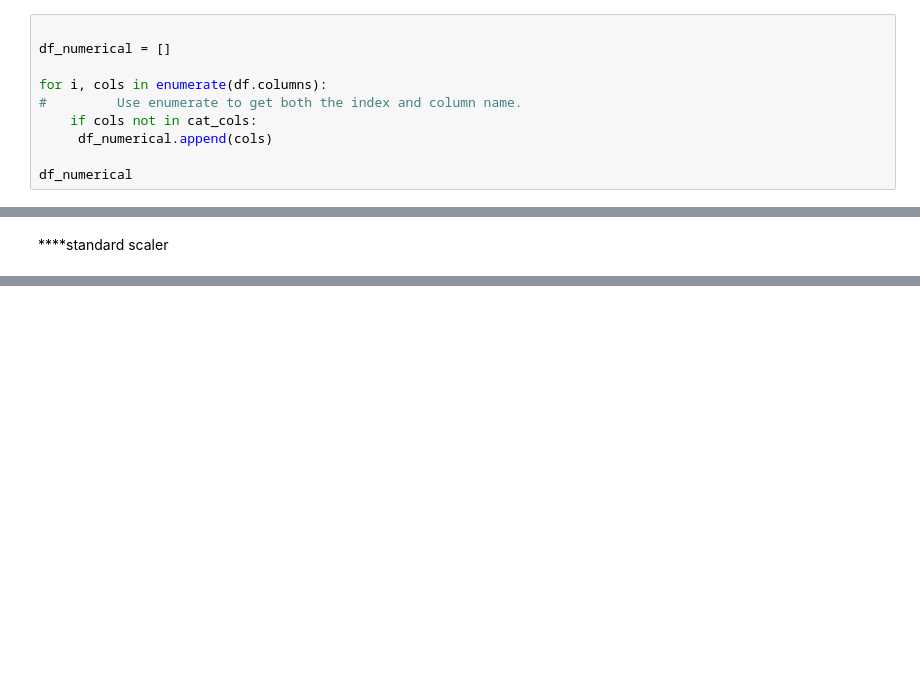
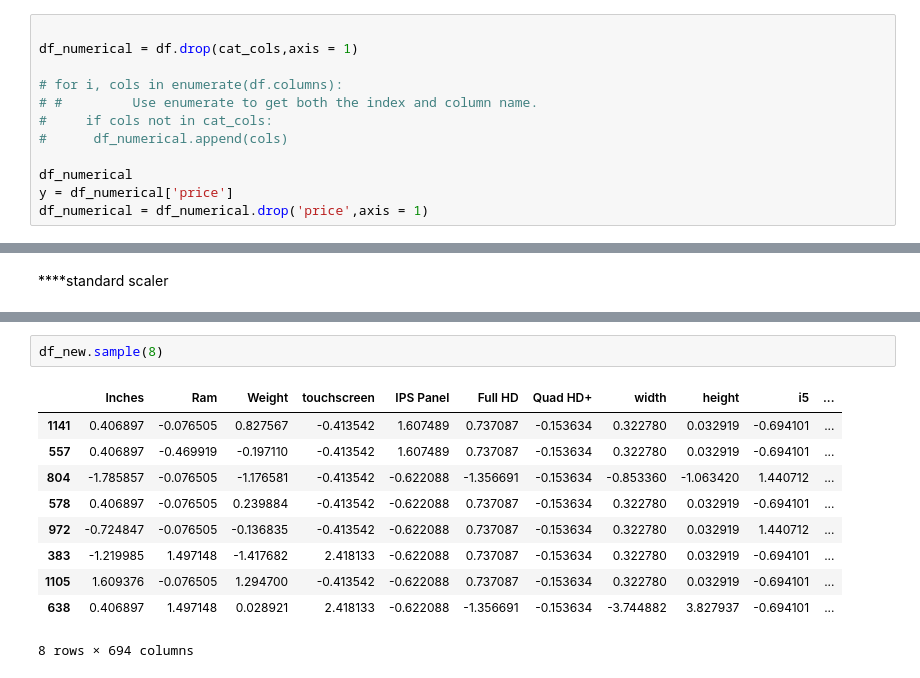
Before and after one commit to 23ME30056/Lappy_price, a Jupyter notebook: main.ipynb, the cells around one changed output, grey strips where cells are left out. Cells and saved outputs as stored; diff of their text form; blank space fills up the shorter version.

Commit message:
Kaggle Notebook | laptop price predictor | Version 1

```diff
--- a/main.ipynb
+++ b/main.ipynb
@@ -723,11 +723,13 @@ df_encoded
 1301 rows × 675 columns
 # %%
 
-df_numerical = []
+df_numerical = df.drop(cat_cols,axis = 1)
 
-for i, cols in enumerate(df.columns):
-#         Use enumerate to get both the index and column name.
-    if cols not in cat_cols:
-     df_numerical.append(cols)
+# for i, cols in enumerate(df.columns):
+# #         Use enumerate to get both the index and column name.
+#     if cols not in cat_cols:
+#      df_numerical.append(cols)
 
 df_numerical
+y = df_numerical['price']
+df_numerical = df_numerical.drop('price',axis = 1)
@@ -778,0 +859,13 @@ df_new = pd.concat([df_numerical_scaled,df_encoded],axis=1)
+# %%
+df_new.sample(8)
+# %% [output]
+|  | Inches | Ram | Weight | touchscreen | IPS Panel | Full HD | Quad HD+ | width | height | i5 | ... |
+| 1141 | 0.406897 | -0.076505 | 0.827567 | -0.413542 | 1.607489 | 0.737087 | -0.153634 | 0.322780 | 0.032919 | -0.694101 | ... |
+| 557 | 0.406897 | -0.469919 | -0.197110 | -0.413542 | 1.607489 | 0.737087 | -0.153634 | 0.322780 | 0.032919 | -0.694101 | ... |
+| 804 | -1.785857 | -0.076505 | -1.176581 | -0.413542 | -0.622088 | -1.356691 | -0.153634 | -0.853360 | -1.063420 | 1.440712 | ... |
+| 578 | 0.406897 | -0.076505 | 0.239884 | -0.413542 | -0.622088 | 0.737087 | -0.153634 | 0.322780 | 0.032919 | -0.694101 | ... |
+| 972 | -0.724847 | -0.076505 | -0.136835 | -0.413542 | -0.622088 | 0.737087 | -0.153634 | 0.322780 | 0.032919 | 1.440712 | ... |
+| 383 | -1.219985 | 1.497148 | -1.417682 | 2.418133 | -0.622088 | 0.737087 | -0.153634 | 0.322780 | 0.032919 | -0.694101 | ... |
+| 1105 | 1.609376 | -0.076505 | 1.294700 | -0.413542 | -0.622088 | 0.737087 | -0.153634 | 0.322780 | 0.032919 | -0.694101 | ... |
+| 638 | 0.406897 | 1.497148 | 0.028921 | 2.418133 | -0.622088 | -1.356691 | -0.153634 | -3.744882 | 3.827937 | -0.694101 | ... |
+8 rows × 694 columns
```
Also changed, not shown: parts of 10 cells of this notebook.
